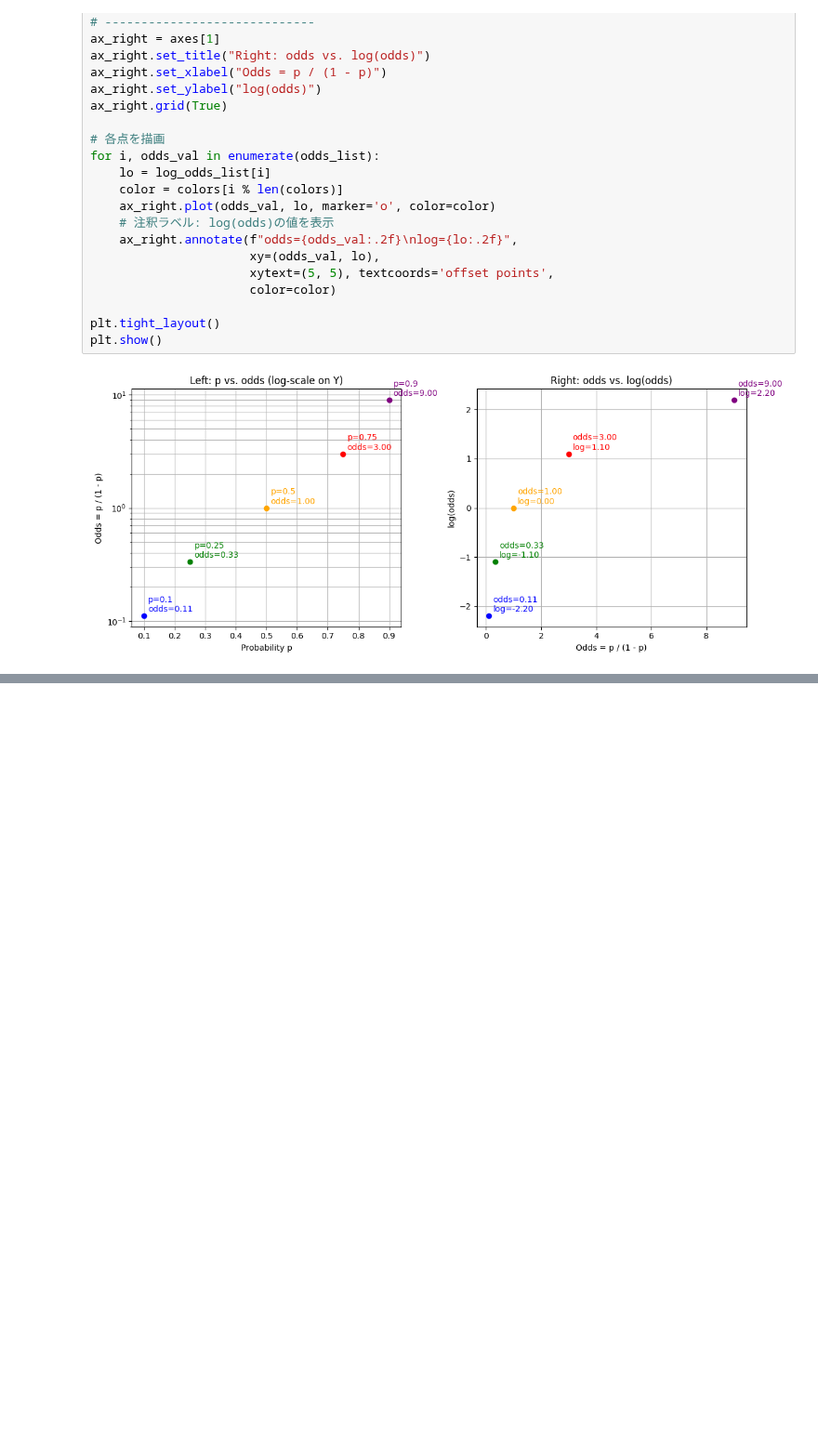
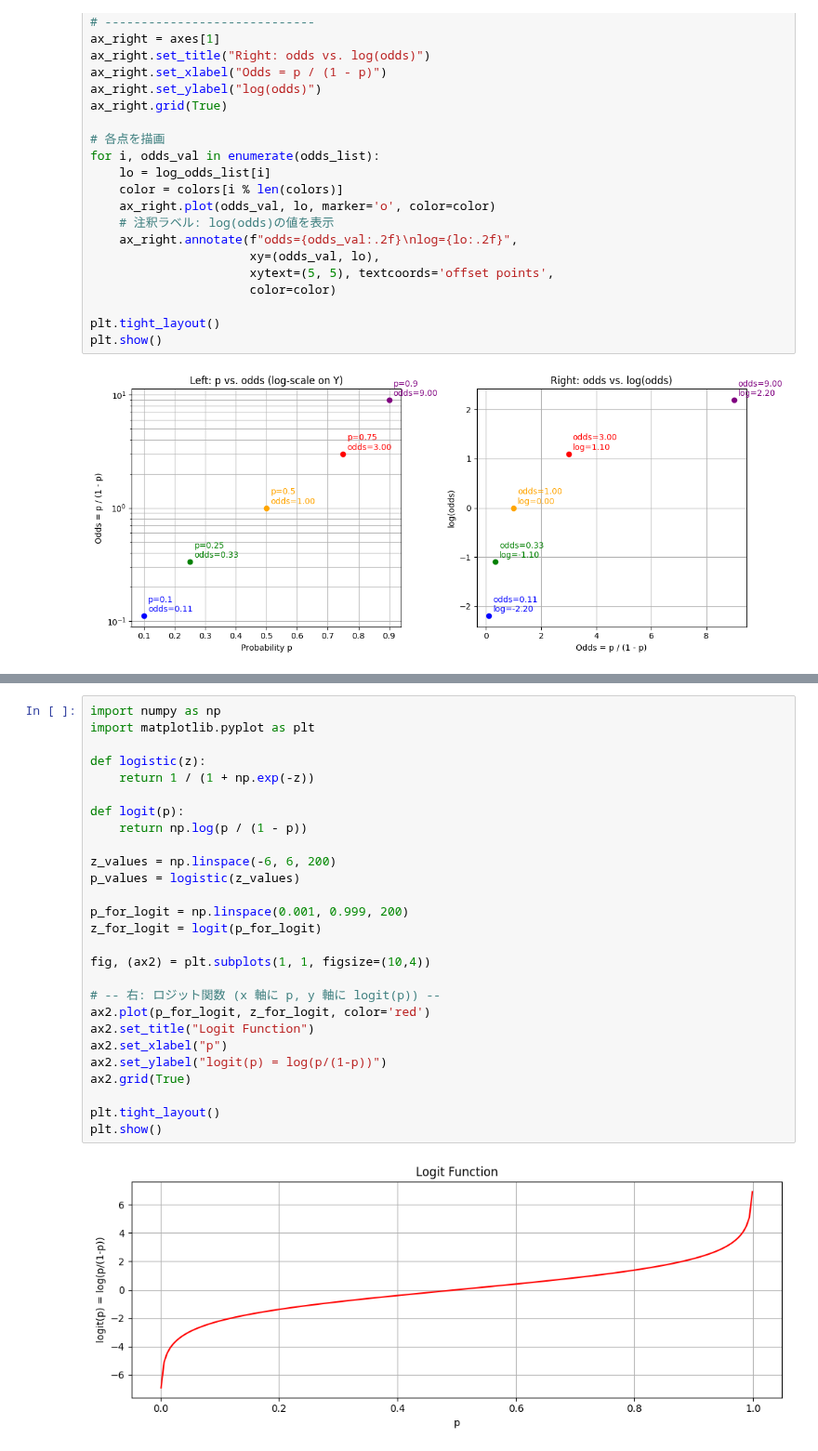
Before and after one commit to yoshiwatanabe/python-test, a Jupyter notebook: math/logit_function.ipynb, the cells around one changed output, grey strips where cells are left out. Shown at 93% size. Cells and saved outputs as stored; diff of their text form; blank space fills up the shorter version.

```diff
--- a/math/logit_function.ipynb
+++ b/math/logit_function.ipynb
@@ -179,0 +184,29 @@ plt.show()
+# %%
+import numpy as np
+import matplotlib.pyplot as plt
+
+def logistic(z):
+    return 1 / (1 + np.exp(-z))
+
+def logit(p):
+    return np.log(p / (1 - p))
+
+z_values = np.linspace(-6, 6, 200)
+p_values = logistic(z_values)
+
+p_for_logit = np.linspace(0.001, 0.999, 200)
+z_for_logit = logit(p_for_logit)
+
+fig, (ax2) = plt.subplots(1, 1, figsize=(10,4))
+
+# -- 右: ロジット関数 (x 軸に p, y 軸に logit(p)) --
+ax2.plot(p_for_logit, z_for_logit, color='red')
+ax2.set_title("Logit Function")
+ax2.set_xlabel("p")
+ax2.set_ylabel("logit(p) = log(p/(1-p))")
+ax2.grid(True)
+
+plt.tight_layout()
+plt.show()
+# %% [output]
+[figure, added]
```
Also changed, not shown: parts of 1 cell of this notebook, 1 other file.
